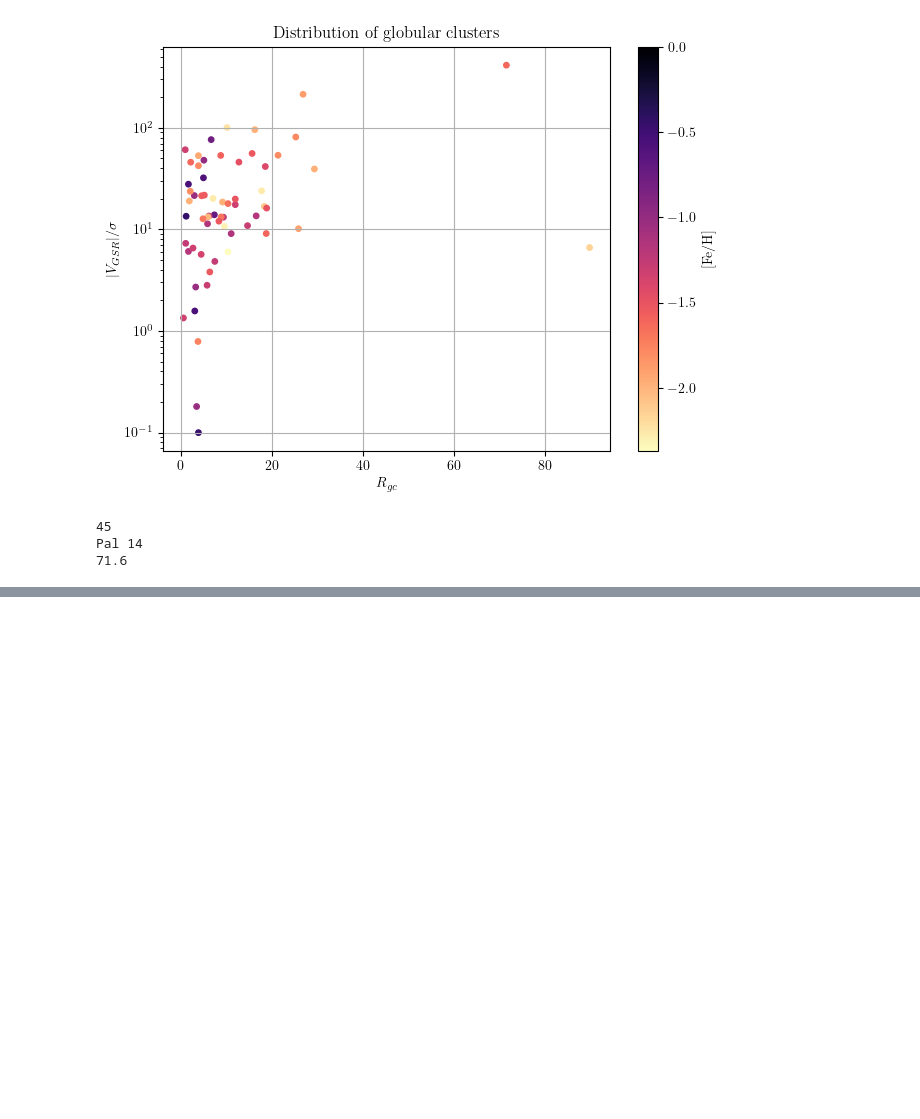
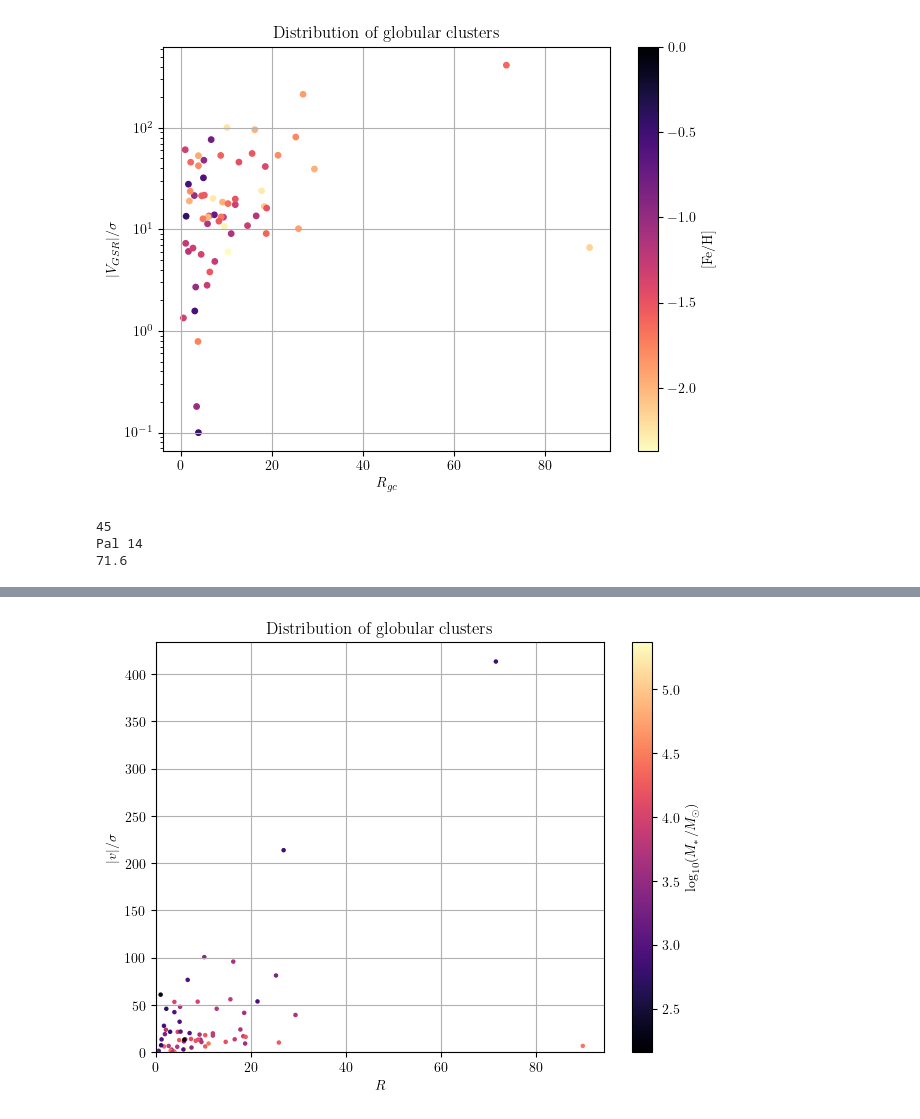
Before and after one commit to eddikebrygger/PHYS3116---Project, a Jupyter notebook: toby_test.ipynb, the cells around one changed output, grey strips where cells are left out. Cells and saved outputs as stored; diff of their text form; code cells hidden in the pictures; blank space fills up the shorter version.

```diff
--- a/toby_test.ipynb
+++ b/toby_test.ipynb
@@ -94,0 +113,15 @@ plt.show()
+# %%
+zmin , zmax = Mlog.min(),Mlog.max()
+plt.figure()
+plt.scatter(R_gc,abs(v_GSR)/sig_v,5,Mlog,cmap='magma',vmin=zmin,vmax=zmax)
+plt.colorbar(label =r'$\log_{10}(M_*/M_\odot)$')
+plt.xlabel(r'$R$')
+plt.ylabel(r'$|v|/\sigma$')
+plt.grid()
+plt.tight_layout()
+plt.xlim(0)
+plt.ylim(0)
+plt.title(r'Distribution of globular clusters')
+plt.show()
+# %% [output]
+[figure, added]
```
Also changed, not shown: parts of 3 cells of this notebook.
